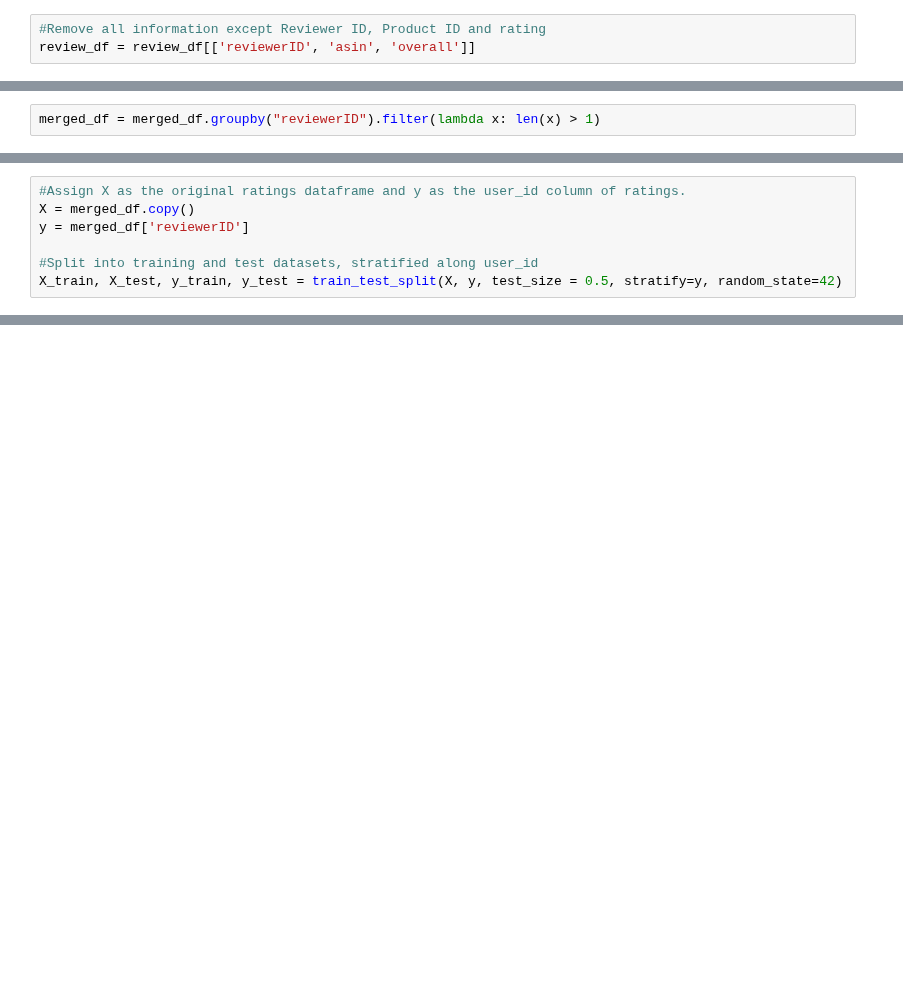
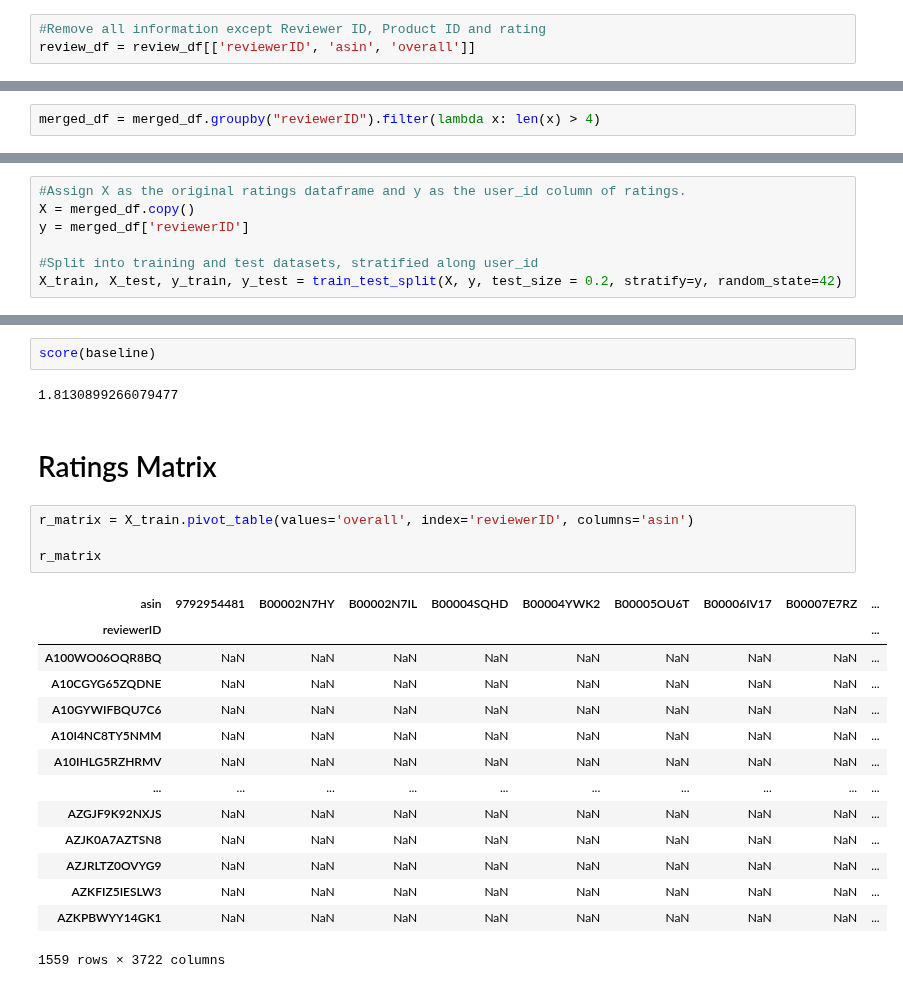
Before and after one commit to DATA-606-SPRING-2022/Jin_DATA606, a Jupyter notebook: ipynb/DATA606_Part2_CollaborativeRecommender.ipynb, the cells around one changed output, grey strips where cells are left out. Drawn from its saved outputs; the diff is of its cells as text; blank space fills up the shorter version.

```diff
--- a/ipynb/DATA606_Part2_CollaborativeRecommender.ipynb
+++ b/ipynb/DATA606_Part2_CollaborativeRecommender.ipynb
@@ -94,5 +91,5 @@ merged_df.head()
 # %%
-merged_df = merged_df.groupby("reviewerID").filter(lambda x: len(x) > 1)
+merged_df = merged_df.groupby("reviewerID").filter(lambda x: len(x) > 4)
 # %%
 merged_df.shape
 # %% [output]
@@ -103,4 +100,4 @@ X = merged_df.copy()
 y = merged_df['reviewerID']
 
 #Split into training and test datasets, stratified along user_id
-X_train, X_test, y_train, y_test = train_test_split(X, y, test_size = 0.5, stratify=y, random_state=42)
+X_train, X_test, y_train, y_test = train_test_split(X, y, test_size = 0.2, stratify=y, random_state=42)
@@ -106,0 +125,25 @@ X_train, X_test, y_train, y_test = train_test_split(X, y, test_size = 0.5, strat
+# %%
+score(baseline)
+# %% [output]
+1.8130899266079477
+# %% [markdown]
+# Ratings Matrix
+# %%
+r_matrix = X_train.pivot_table(values='overall', index='reviewerID', columns='asin')
+
+r_matrix
+# %% [output]
+| asin | 9792954481 | B00002N7HY | B00002N7IL | B00004SQHD | B00004YWK2 | B00005OU6T | B00006IV17 | B00007E7RZ | ... |
+| reviewerID |  |  |  |  |  |  |  |  | ... |
+| A100WO06OQR8BQ | NaN | NaN | NaN | NaN | NaN | NaN | NaN | NaN | ... |
+| A10CGYG65ZQDNE | NaN | NaN | NaN | NaN | NaN | NaN | NaN | NaN | ... |
+| A10GYWIFBQU7C6 | NaN | NaN | NaN | NaN | NaN | NaN | NaN | NaN | ... |
+| A10I4NC8TY5NMM | NaN | NaN | NaN | NaN | NaN | NaN | NaN | NaN | ... |
+| A10IHLG5RZHRMV | NaN | NaN | NaN | NaN | NaN | NaN | NaN | NaN | ... |
+| ... | ... | ... | ... | ... | ... | ... | ... | ... | ... |
+| AZGJF9K92NXJS | NaN | NaN | NaN | NaN | NaN | NaN | NaN | NaN | ... |
+| AZJK0A7AZTSN8 | NaN | NaN | NaN | NaN | NaN | NaN | NaN | NaN | ... |
+| AZJRLTZ0OVYG9 | NaN | NaN | NaN | NaN | NaN | NaN | NaN | NaN | ... |
+| AZKFIZ5IESLW3 | NaN | NaN | NaN | NaN | NaN | NaN | NaN | NaN | ... |
+| AZKPBWYY14GK1 | NaN | NaN | NaN | NaN | NaN | NaN | NaN | NaN | ... |
+1559 rows × 3722 columns
```
Also changed, not shown: parts of 22 cells of this notebook.
